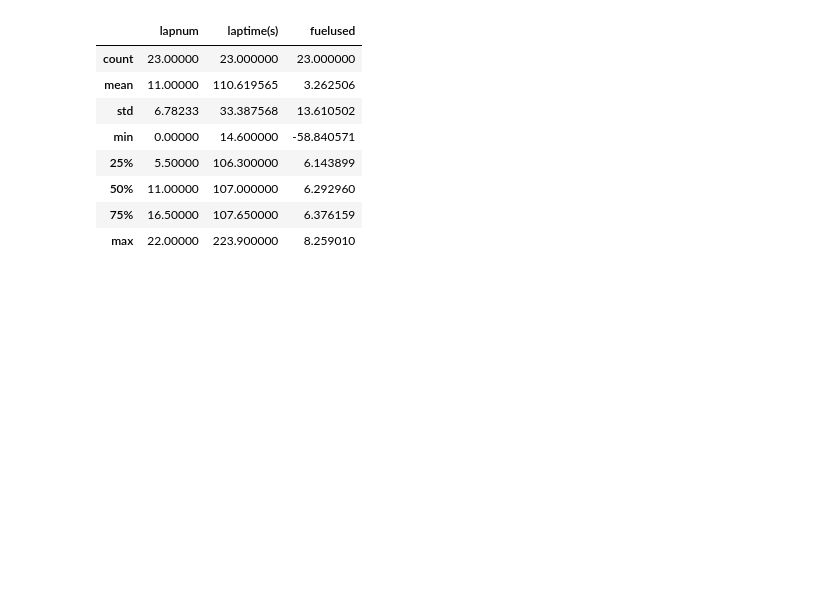
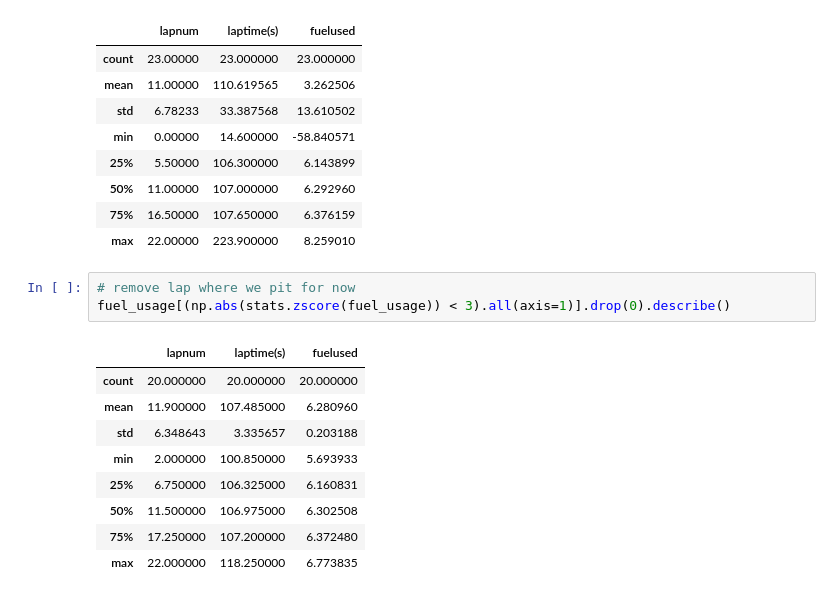
Before and after one commit to OhOmah/LeMansUltimateFuelCalculator, a Jupyter notebook: LMU_Pitstop_calculator.ipynb, the cells around one changed output. Drawn from its saved outputs; the diff is of its cells as text; blank space fills up the shorter version.

```diff
--- a/LMU_Pitstop_calculator.ipynb
+++ b/LMU_Pitstop_calculator.ipynb
@@ -208,3 +222,16 @@ fuel_usage.describe()
 | 50% | 11.00000 | 107.000000 | 6.292960 |
 | 75% | 16.50000 | 107.650000 | 6.376159 |
 | max | 22.00000 | 223.900000 | 8.259010 |
+# %%
+# remove lap where we pit for now
+fuel_usage[(np.abs(stats.zscore(fuel_usage)) < 3).all(axis=1)].drop(0).describe()
+# %% [output]
+|  | lapnum | laptime(s) | fuelused |
+| count | 20.000000 | 20.000000 | 20.000000 |
+| mean | 11.900000 | 107.485000 | 6.280960 |
+| std | 6.348643 | 3.335657 | 0.203188 |
+| min | 2.000000 | 100.850000 | 5.693933 |
+| 25% | 6.750000 | 106.325000 | 6.160831 |
+| 50% | 11.500000 | 106.975000 | 6.302508 |
+| 75% | 17.250000 | 107.200000 | 6.372480 |
+| max | 22.000000 | 118.250000 | 6.773835 |
```
Also changed, not shown: parts of 17 cells of this notebook.
